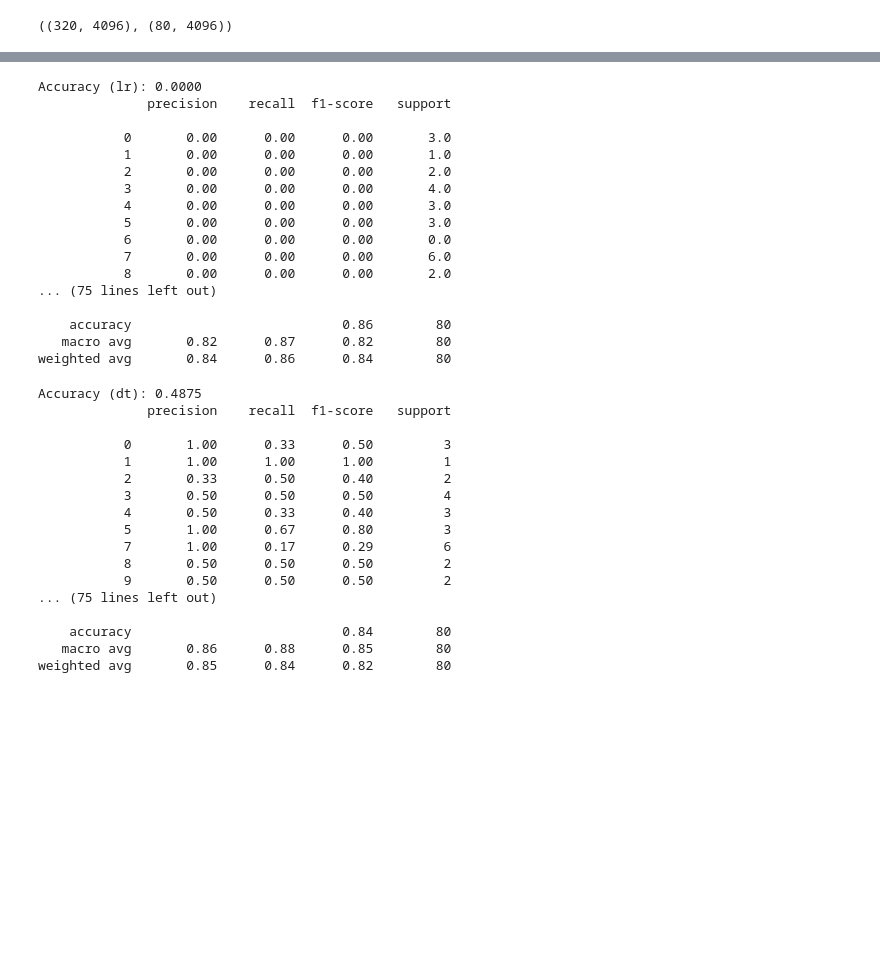
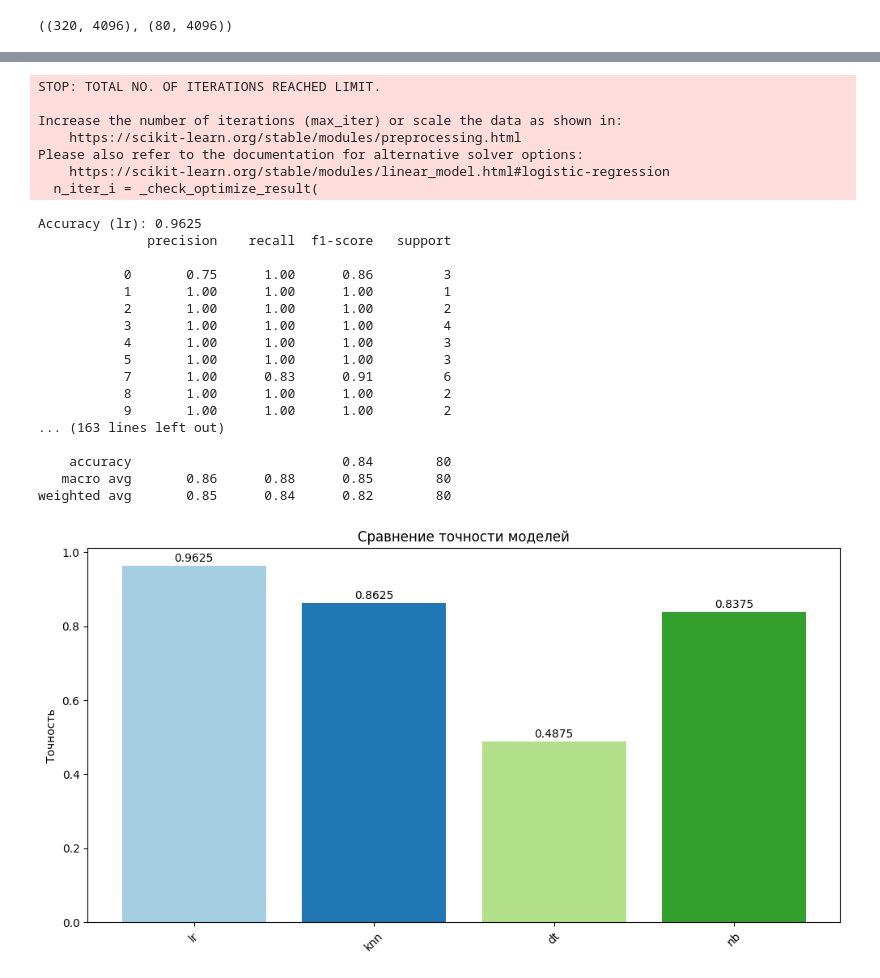
Before and after one commit to GDVevo/ml_uni, a Jupyter notebook: Практическая_работа_№9_Ансамблевые_методы_в_машинном_обучении.ipynb, the cells around one changed output, grey strips where cells are left out. Saved outputs shown, nothing was run; the diff lists cells and outputs as text; code cells hidden in the pictures; blank space fills up the shorter version.

```diff
--- a/Практическая_работа_№9_Ансамблевые_методы_в_машинном_обучении.ipynb
+++ b/Практическая_работа_№9_Ансамблевые_методы_в_машинном_обучении.ipynb
@@ -683,5 +713,7 @@ weighted avg       0.89      0.88      0.86        80
 # %%
 from sklearn.metrics import classification_report, accuracy_score
+models = []
+accuracies = []
 
 # Оценка производительности базовых моделей
 for name, model in [('lr', lr), ('knn', knn), ('dt', dt), ('nb', nb)]:
@@ -690,40 +722,51 @@ for name, model in [('lr', lr), ('knn', knn), ('dt', dt), ('nb', nb)]:
     # Предсказания на тестовых данных
     y_pred = model.predict(X_test)
     acc = accuracy_score(y_test, y_pred)
+    models.append(name)
+    accuracies.append(acc)
     print(f"Accuracy ({name}): {acc:.4f}")
     print(classification_report(y_test, y_pred))
 # %% [output]
-Accuracy (lr): 0.0000
-              precision    recall  f1-score   support
+STOP: TOTAL NO. OF ITERATIONS REACHED LIMIT.
 
-           0       0.00      0.00      0.00       3.0
-           1       0.00      0.00      0.00       1.0
-           2       0.00      0.00      0.00       2.0
-           3       0.00      0.00      0.00       4.0
-           4       0.00      0.00      0.00       3.0
-           5       0.00      0.00      0.00       3.0
-           6       0.00      0.00      0.00       0.0
-           7       0.00      0.00      0.00       6.0
-           8       0.00      0.00      0.00       2.0
-... (75 lines left out)
-
-    accuracy                           0.86        80
-   macro avg       0.82      0.87      0.82        80
-weighted avg       0.84      0.86      0.84        80
+Increase the number of iterations (max_iter) or scale the data as shown in:
+    https://scikit-learn.org/stable/modules/preprocessing.html
+Please also refer to the documentation for alternative solver options:
+    https://scikit-learn.org/stable/modules/linear_model.html#logistic-regression
+  n_iter_i = _check_optimize_result(
-Accuracy (dt): 0.4875
+Accuracy (lr): 0.9625
               precision    recall  f1-score   support
 
-           0       1.00      0.33      0.50         3
+           0       0.75      1.00      0.86         3
            1       1.00      1.00      1.00         1
-           2       0.33      0.50      0.40         2
-           3       0.50      0.50      0.50         4
-           4       0.50      0.33      0.40         3
-           5       1.00      0.67      0.80         3
-           7       1.00      0.17      0.29         6
-           8       0.50      0.50      0.50         2
-           9       0.50      0.50      0.50         2
-... (75 lines left out)
+           2       1.00      1.00      1.00         2
+           3       1.00      1.00      1.00         4
+           4       1.00      1.00      1.00         3
+           5       1.00      1.00      1.00         3
+           7       1.00      0.83      0.91         6
+           8       1.00      1.00      1.00         2
+           9       1.00      1.00      1.00         2
+... (163 lines left out)
 
     accuracy                           0.84        80
    macro avg       0.86      0.88      0.85        80
 weighted avg       0.85      0.84      0.82        80
+# %%
+# Построение столбчатой диаграммы точности моделей
+plt.figure(figsize=(12, 6))
+
+bars = plt.bar(range(len(models)), accuracies, color=plt.cm.Paired(range(len(models))))
+plt.title('Сравнение точности моделей')
+plt.ylabel('Точность')
+
+# Отображение названий моделей на оси x
+plt.xticks(range(len(models)), models, rotation=45)
+
+# Отображение значений точности над столбцами
+for bar, accuracy in zip(bars, accuracies):
+    yval = bar.get_height()
+    plt.text(bar.get_x() + bar.get_width()/2.0, yval + 0.005, f'{accuracy:.4f}', ha='center', va='bottom')
+
+plt.show()
+# %% [output]
+[figure, added]
```
Also changed, not shown: parts of 10 cells of this notebook.
